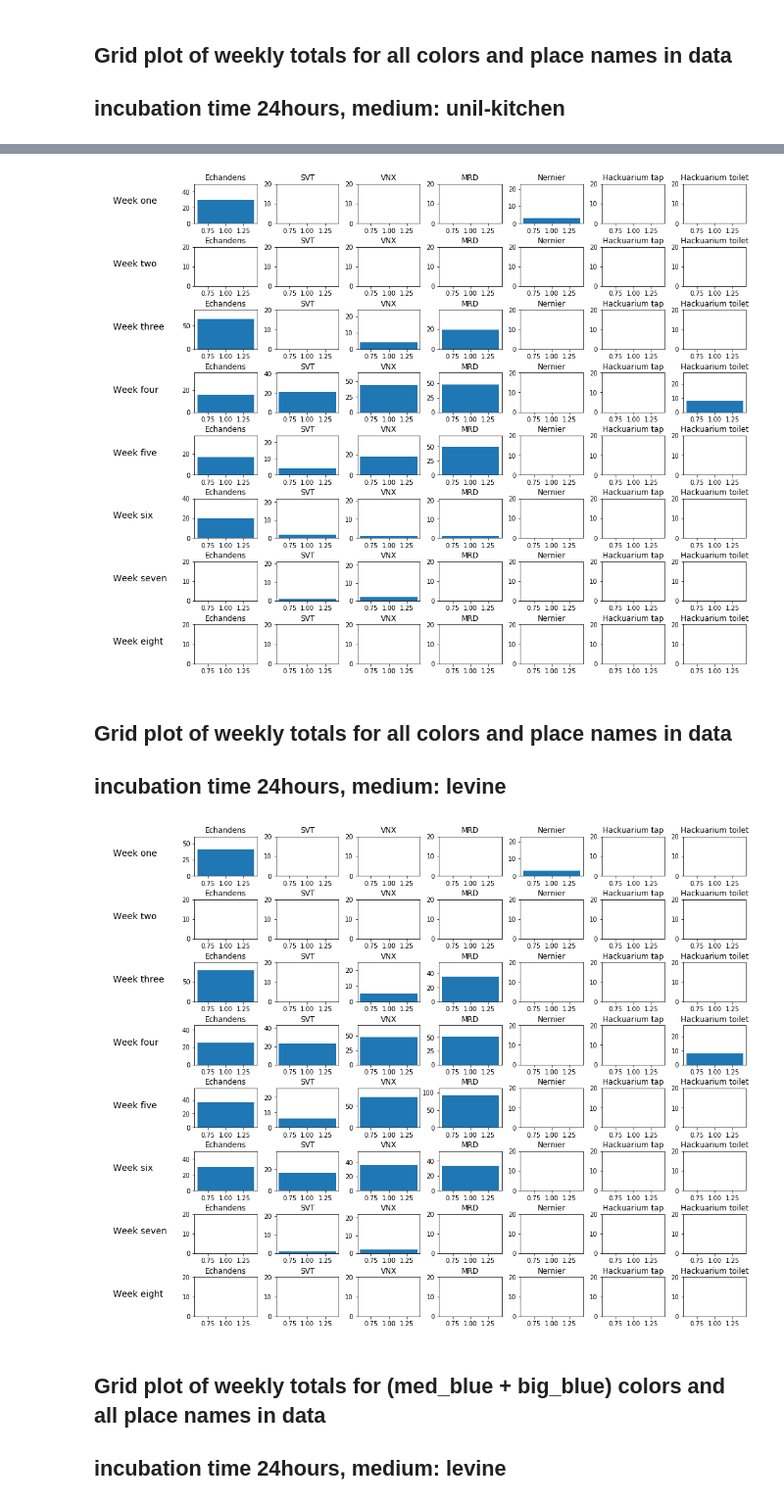
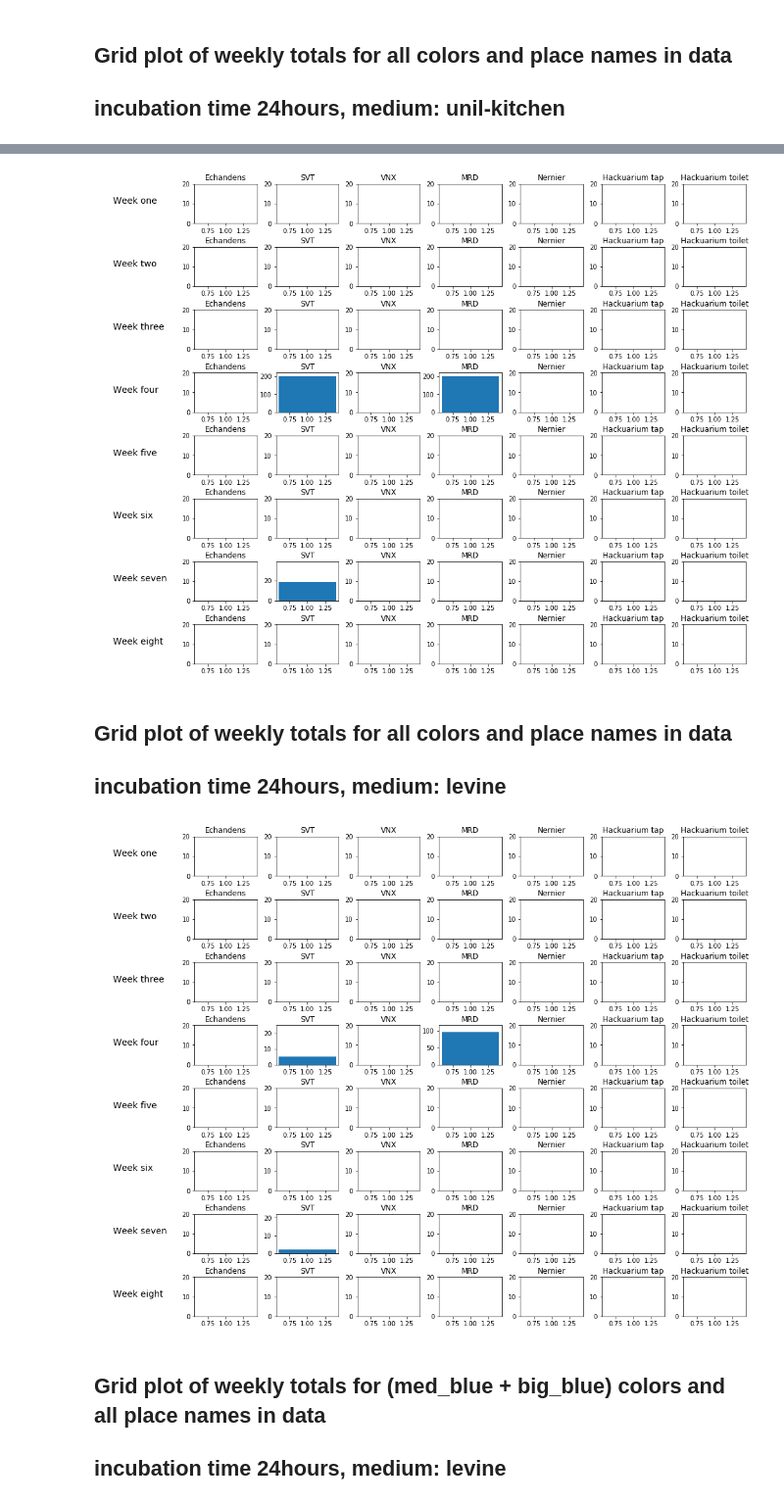
Before and after one commit to GaryHDA/module_one, a Jupyter notebook: micro/data_vis.ipynb, the cells around one changed output, grey strips where cells are left out. Shown at 98% size. Drawn from its saved outputs; the diff is of its cells as text; code cells hidden in the pictures.

```diff
--- a/micro/data_vis.ipynb
+++ b/micro/data_vis.ipynb
@@ -529,7 +529,8 @@ mediums[1]
 ## Grid plot of weekly totals for all colors and place names in data
 ## incubation time 24hours, medium: micrology-card
 # %%
-micrology, o = results(weeks,x, plate_24, bugs, mediums[1])
+for x in place:
+    micrology, o = results(weeks,x, plate_24, bugs, mediums[1])
 microl = week_total_all(micrology, place, weeks_l, o)
 plot_weekly_totals(weeks_l, place, microl)
 # %% [output]
@@ -550,7 +551,8 @@ mediums
 ## Grid plot of weekly totals for all colors and place names in data
 ## incubation time 24hours, medium: unil-kitchen
 # %%
-kitchen, o = results(weeks,x, plate_24, bugs, mediums[2])
+for x in place:
+    kitchen, o = results(weeks,x, plate_24, bugs, mediums[2])
 kit = week_total_all(kitchen, place, weeks_l, o)
 plot_weekly_totals(weeks_l, place, kit)
 # %% [output]
@@ -562,16 +564,17 @@ plot_weekly_totals(weeks_l, place, kit)
 kitchen_week = week_total_all(kitchen, place, weeks_l, coliforms)
 plot_weekly_totals(weeks_l, place, kitchen_week )
 # %% [output]
-[figure, old version]
+[figure, new version]
 # %% [markdown]
 ## Grid plot of weekly totals for all colors and place names in data
 ## incubation time 24hours, medium: levine
 # %%
-levine, o = results(weeks,x, plate_24, bugs, mediums[3])
+for x in place:
+    levine, o = results(weeks,x, plate_24, bugs, mediums[3])
 lev = week_total_all(levine, place, weeks_l, o)
 plot_weekly_totals(weeks_l, place, lev)
 # %% [output]
-[figure, old version]
+[figure, new version]
 # %% [markdown]
 ## Grid plot of weekly totals for (med_blue + big_blue) colors and all place names in data
 ## incubation time 24hours, medium: levine
```
Also changed, not shown: parts of 14 cells of this notebook.
